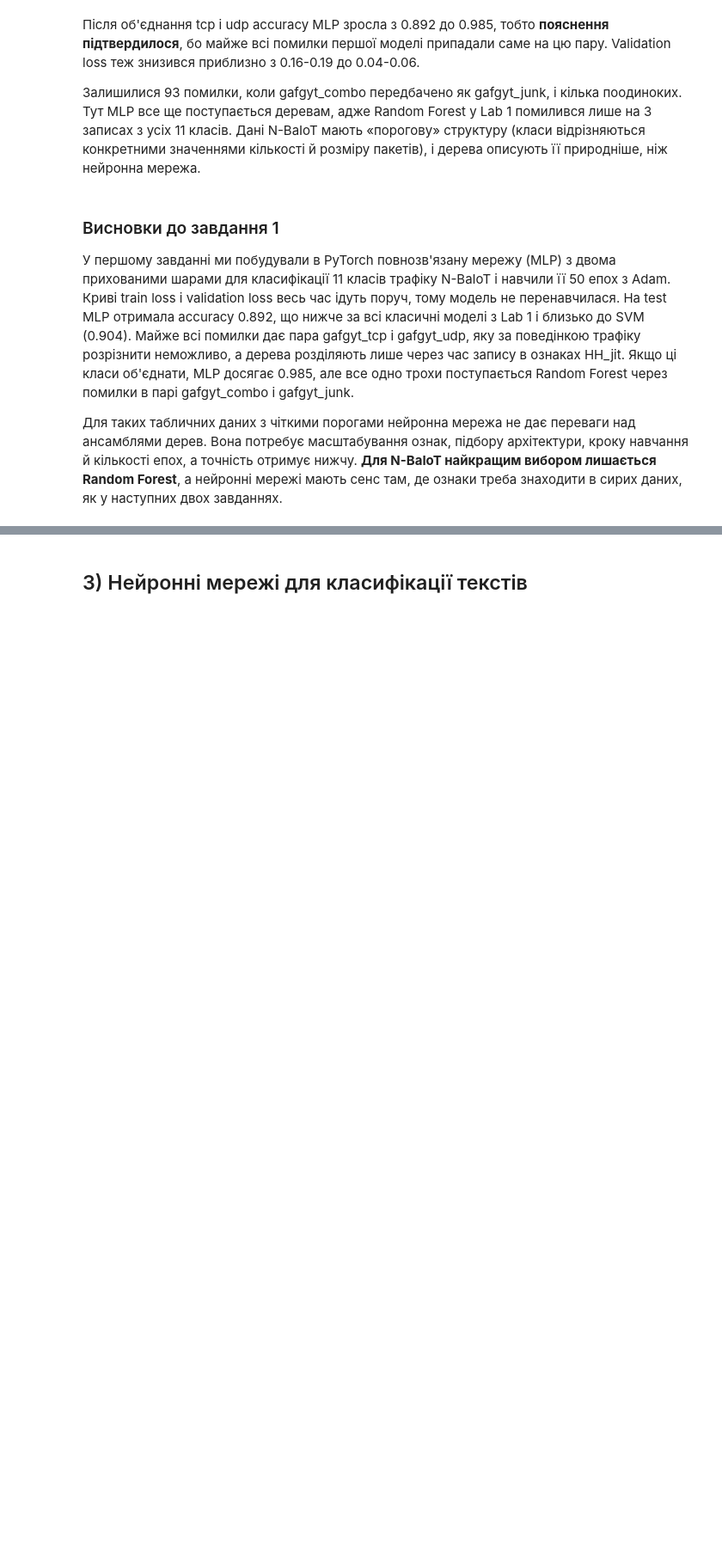
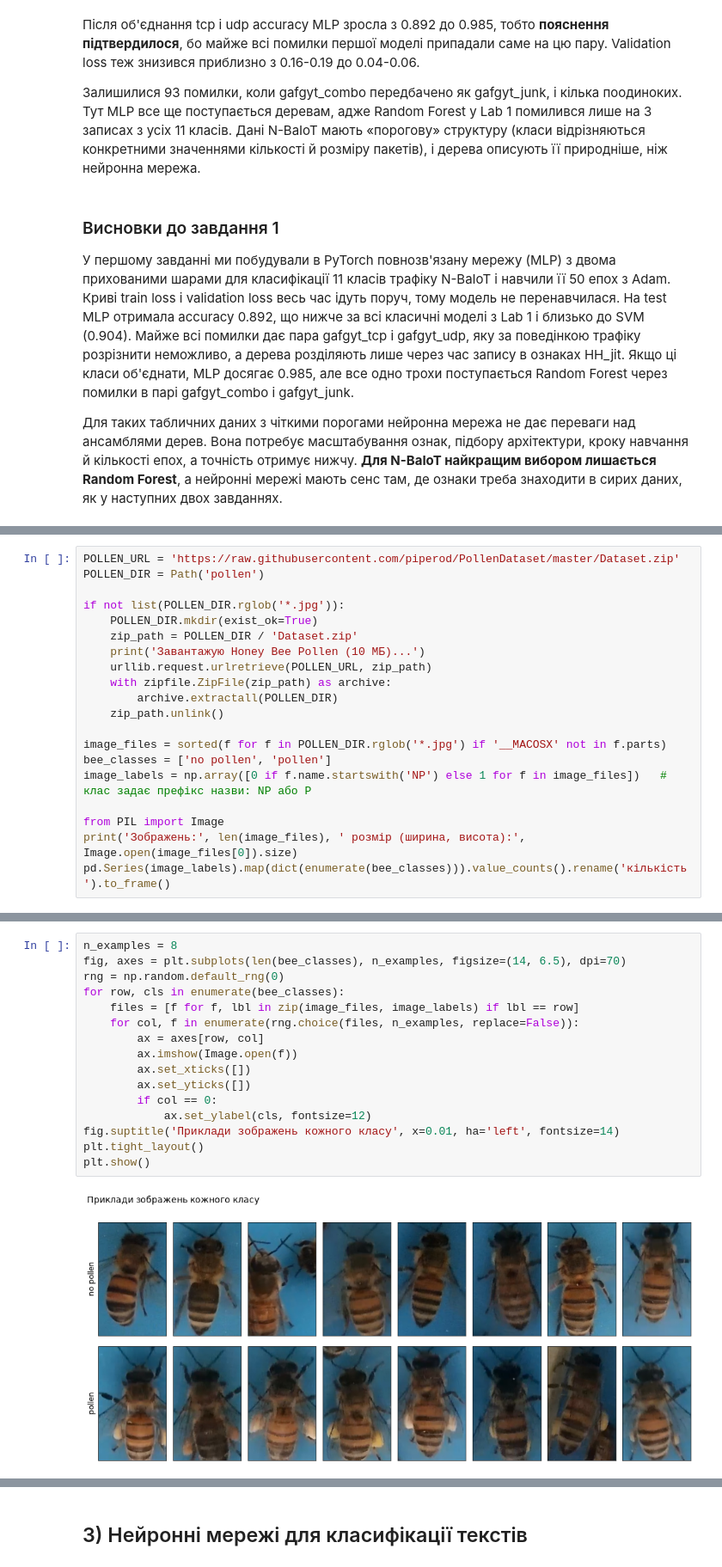
Before and after one commit to Vikyliya/IAD, a Jupyter notebook: Lab_3/lab3.ipynb, the cells around one changed output, grey strips where cells are left out. Shown at 86% size. Drawn from its saved outputs; the diff is of its cells as text; blank space fills up the shorter version.

```diff
--- a/Lab_3/lab3.ipynb
+++ b/Lab_3/lab3.ipynb
@@ -842,0 +358,20 @@ Transfer learning допомагає не завжди. Він дає перев
+# %%
+POLLEN_URL = 'https://raw.githubusercontent.com/piperod/PollenDataset/master/Dataset.zip'
+POLLEN_DIR = Path('pollen')
+
+if not list(POLLEN_DIR.rglob('*.jpg')):
+    POLLEN_DIR.mkdir(exist_ok=True)
+    zip_path = POLLEN_DIR / 'Dataset.zip'
+    print('Завантажую Honey Bee Pollen (10 МБ)...')
+    urllib.request.urlretrieve(POLLEN_URL, zip_path)
+    with zipfile.ZipFile(zip_path) as archive:
+        archive.extractall(POLLEN_DIR)
+    zip_path.unlink()
+
+image_files = sorted(f for f in POLLEN_DIR.rglob('*.jpg') if '__MACOSX' not in f.parts)
+bee_classes = ['no pollen', 'pollen']
+image_labels = np.array([0 if f.name.startswith('NP') else 1 for f in image_files])   # клас задає префікс назви: NP або P
+
+from PIL import Image
+print('Зображень:', len(image_files), ' розмір (ширина, висота):', Image.open(image_files[0]).size)
+pd.Series(image_labels).map(dict(enumerate(bee_classes))).value_counts().rename('кількість').to_frame()
@@ -842,0 +384,18 @@ Transfer learning допомагає не завжди. Він дає перев
+# %%
+n_examples = 8
+fig, axes = plt.subplots(len(bee_classes), n_examples, figsize=(14, 6.5), dpi=70)
+rng = np.random.default_rng(0)
+for row, cls in enumerate(bee_classes):
+    files = [f for f, lbl in zip(image_files, image_labels) if lbl == row]
+    for col, f in enumerate(rng.choice(files, n_examples, replace=False)):
+        ax = axes[row, col]
+        ax.imshow(Image.open(f))
+        ax.set_xticks([])
+        ax.set_yticks([])
+        if col == 0:
+            ax.set_ylabel(cls, fontsize=12)
+fig.suptitle('Приклади зображень кожного класу', x=0.01, ha='left', fontsize=14)
+plt.tight_layout()
+plt.show()
+# %% [output]
+[figure, added]
```
Also changed, not shown: parts of 67 cells of this notebook.
